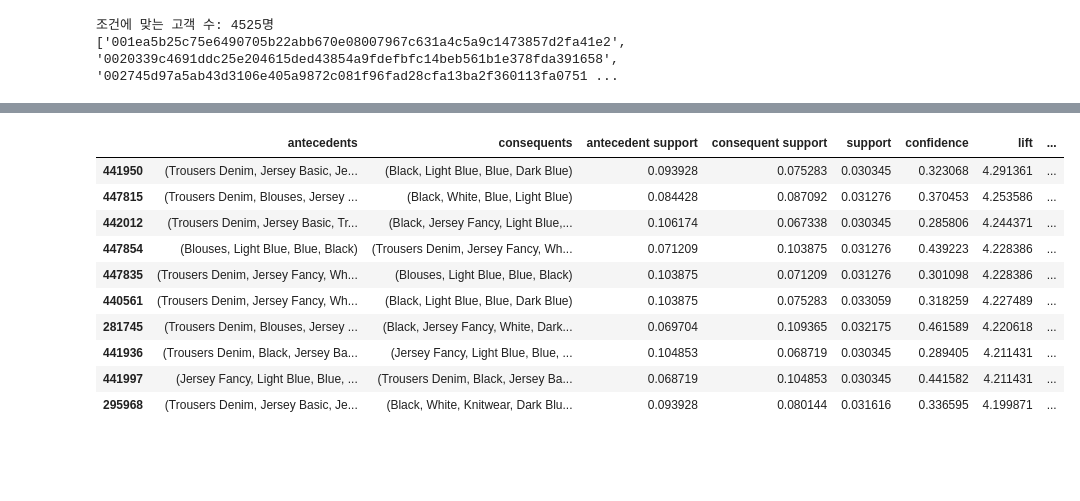
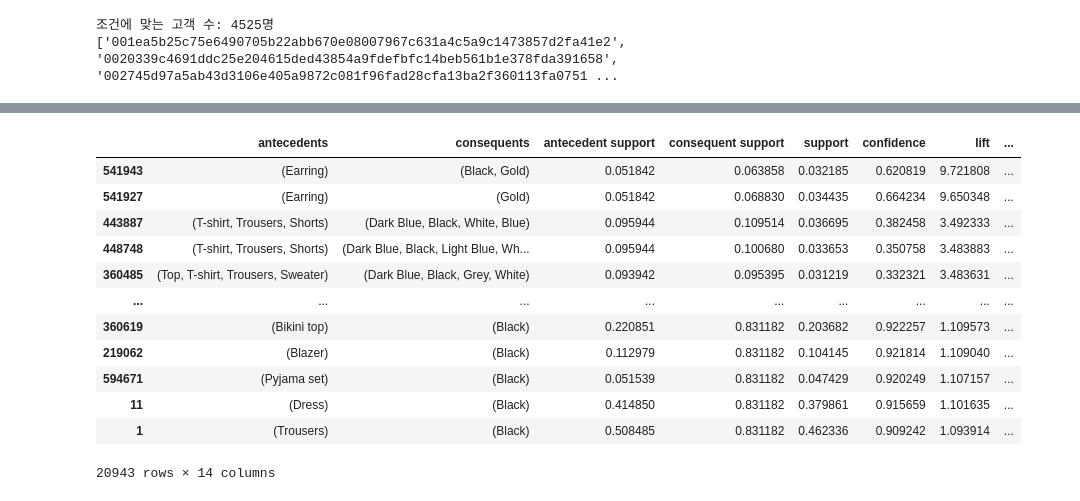
Before and after one commit to urinamu10/final_project_E-Cummers, a Jupyter notebook: 이찬혁)/H&M.ipynb, the cells around one changed output, grey strips where cells are left out. Drawn from its saved outputs; the diff is of its cells as text; code cells hidden in the pictures; blank space fills up the shorter version.

```diff
--- a/이찬혁)/H&M.ipynb
+++ b/이찬혁)/H&M.ipynb
@@ -426,3 +563,17 @@ Cluster 3의 평균 나이: 35.2세
 # %%
-통계적 기법 왜 클러스터링 3을 타겟해야하는 이유를
-클러스터링3의 코호트
+# 1. Cluster 0 고객 아이디만 추출
+c0_users = rfm[rfm['Cluster'] == 0]['customer_id']
+
+# 2. 이들이 구매한 상품 정보 결합 (df는 원본 거래 데이터)
+c0_data = df[df['customer_id'].isin(c0_users)]
+
+# 3. 이들이 가장 많이 산 '카테고리'와 '상품명' Top 10
+print("Cluster 0가 가장 선호하는 카테고리 Top 10")
+print(c0_data['garment_group_name'].value_counts().head(10))
+
+print("Cluster 0가 가장 많이 산 구체적 상품명 Top 10")
+print(c0_data['prod_name'].value_counts().head(10))
+
+# 4. 이들의 평균 연령대 확인
+avg_age = c0_data['age'].mean()
+print(f"Cluster 0의 평균 나이: {avg_age:.1f}세")
@@ -669,42 +790,49 @@ plt.show()
 # %%
 # 특정옷을 사는데 어떤 색상을 같이 샀는가
 import pandas as pd
 from mlxtend.frequent_patterns import fpgrowth, association_rules
 
 # 1. '옷 종류' 데이터와 '색상' 데이터를 각각 원-핫 인코딩하여 옆으로 합치기
 # 고객별로 어떤 옷 종류를 샀는지 체크
-garment_basket = c3_data.groupby(['customer_id', 'garment_group_name'])['garment_group_name'].count().unstack().fillna(0)
+garment_basket = c0_data.groupby(['customer_id', 'product_type_name'])['product_type_name'].count().unstack().fillna(0)
 
 # 고객별로 어떤 색상을 샀는지 체크
-color_basket = c3_data.groupby(['customer_id', 'colour_group_name'])['colour_group_name'].count().unstack().fillna(0)
+color_basket = c0_data.groupby(['customer_id', 'colour_group_name'])['colour_group_name'].count().unstack().fillna(0)
 
 # 두 테이블을 옆으로 합침 (고객 ID 기준)
 combined_basket = pd.concat([garment_basket, color_basket], axis=1)
 
 # 2. 샀으면 1, 안 샀으면 0으로 변환
 basket_sets = combined_basket.applymap(lambda x: 1 if x > 0 else 0)
 
-# 3. 연관 규칙 분석 실행 (FP-Growth)
+# 3. 연관 규칙 분석 실행 (FP-Growth) 3%
 frequent_itemsets = fpgrowth(basket_sets, min_support=0.03, use_colnames=True)
 rules = association_rules(frequent_itemsets, metric="lift", min_threshold=1)
 
-# 4. 결과 필터링 (왼쪽에는 옷 종류가 있고, 오른쪽에는 색상이 있는 경우만 찾기)
-# 이 과정이 없으면 '색상-색상'이나 '옷-옷' 관계도 섞여 나옵니다.
+# 4. 결과 필터링
+# antecedents에는 옷종류,consequents에는 색상정보
+# a사는 사람은b색상을 선호한다
+# 수정된 단계 4: 조건(antecedents)에는 오직 '옷 종류'만 있고, 결과(consequents)에는 '색상'만 있는 경우
 filtered_rules = rules[
-    rules['antecedents'].apply(lambda x: any(item in garment_basket.columns for item in x)) &
-    rules['consequents'].apply(lambda x: any(item in color_basket.columns for item in x))
+    # 1. 조건절(antecedents)의 모든 아이템이 garment_basket 컬럼(옷 종류)에 속해야 함
+    rules['antecedents'].apply(lambda x: all(item in garment_basket.columns for item in x)) &
+
+    # 2. 결과절(consequents)의 모든 아이템이 color_basket 컬럼(색상)에 속해야 함
+    rules['consequents'].apply(lambda x: all(item in color_basket.columns for item in x))
 ]
 
-filtered_rules.sort_values('lift', ascending=False).head(10)
+filtered_rules.sort_values('lift', ascending=False)
 # %% [output]
 |  | antecedents | consequents | antecedent support | consequent support | support | confidence | lift | ... |
-| 441950 | (Trousers Denim, Jersey Basic, Je... | (Black, Light Blue, Blue, Dark Blue) | 0.093928 | 0.075283 | 0.030345 | 0.323068 | 4.291361 | ... |
-| 447815 | (Trousers Denim, Blouses, Jersey ... | (Black, White, Blue, Light Blue) | 0.084428 | 0.087092 | 0.031276 | 0.370453 | 4.253586 | ... |
-| 442012 | (Trousers Denim, Jersey Basic, Tr... | (Black, Jersey Fancy, Light Blue,... | 0.106174 | 0.067338 | 0.030345 | 0.285806 | 4.244371 | ... |
-| 447854 | (Blouses, Light Blue, Blue, Black) | (Trousers Denim, Jersey Fancy, Wh... | 0.071209 | 0.103875 | 0.031276 | 0.439223 | 4.228386 | ... |
-| 447835 | (Trousers Denim, Jersey Fancy, Wh... | (Blouses, Light Blue, Blue, Black) | 0.103875 | 0.071209 | 0.031276 | 0.301098 | 4.228386 | ... |
-| 440561 | (Trousers Denim, Jersey Fancy, Wh... | (Black, Light Blue, Blue, Dark Blue) | 0.103875 | 0.075283 | 0.033059 | 0.318259 | 4.227489 | ... |
-| 281745 | (Trousers Denim, Blouses, Jersey ... | (Black, Jersey Fancy, White, Dark... | 0.069704 | 0.109365 | 0.032175 | 0.461589 | 4.220618 | ... |
-| 441936 | (Trousers Denim, Black, Jersey Ba... | (Jersey Fancy, Light Blue, Blue, ... | 0.104853 | 0.068719 | 0.030345 | 0.289405 | 4.211431 | ... |
-| 441997 | (Jersey Fancy, Light Blue, Blue, ... | (Trousers Denim, Black, Jersey Ba... | 0.068719 | 0.104853 | 0.030345 | 0.441582 | 4.211431 | ... |
-| 295968 | (Trousers Denim, Jersey Basic, Je... | (Black, White, Knitwear, Dark Blu... | 0.093928 | 0.080144 | 0.031616 | 0.336595 | 4.199871 | ... |
+| 541943 | (Earring) | (Black, Gold) | 0.051842 | 0.063858 | 0.032185 | 0.620819 | 9.721808 | ... |
+| 541927 | (Earring) | (Gold) | 0.051842 | 0.068830 | 0.034435 | 0.664234 | 9.650348 | ... |
+| 443887 | (T-shirt, Trousers, Shorts) | (Dark Blue, Black, White, Blue) | 0.095944 | 0.109514 | 0.036695 | 0.382458 | 3.492333 | ... |
+| 448748 | (T-shirt, Trousers, Shorts) | (Dark Blue, Black, Light Blue, Wh... | 0.095944 | 0.100680 | 0.033653 | 0.350758 | 3.483883 | ... |
+| 360485 | (Top, T-shirt, Trousers, Sweater) | (Dark Blue, Black, Grey, White) | 0.093942 | 0.095395 | 0.031219 | 0.332321 | 3.483631 | ... |
+| ... | ... | ... | ... | ... | ... | ... | ... | ... |
+| 360619 | (Bikini top) | (Black) | 0.220851 | 0.831182 | 0.203682 | 0.922257 | 1.109573 | ... |
+| 219062 | (Blazer) | (Black) | 0.112979 | 0.831182 | 0.104145 | 0.921814 | 1.109040 | ... |
+| 594671 | (Pyjama set) | (Black) | 0.051539 | 0.831182 | 0.047429 | 0.920249 | 1.107157 | ... |
+| 11 | (Dress) | (Black) | 0.414850 | 0.831182 | 0.379861 | 0.915659 | 1.101635 | ... |
+| 1 | (Trousers) | (Black) | 0.508485 | 0.831182 | 0.462336 | 0.909242 | 1.093914 | ... |
+20943 rows × 14 columns
```
Also changed, not shown: parts of 59 cells of this notebook.
